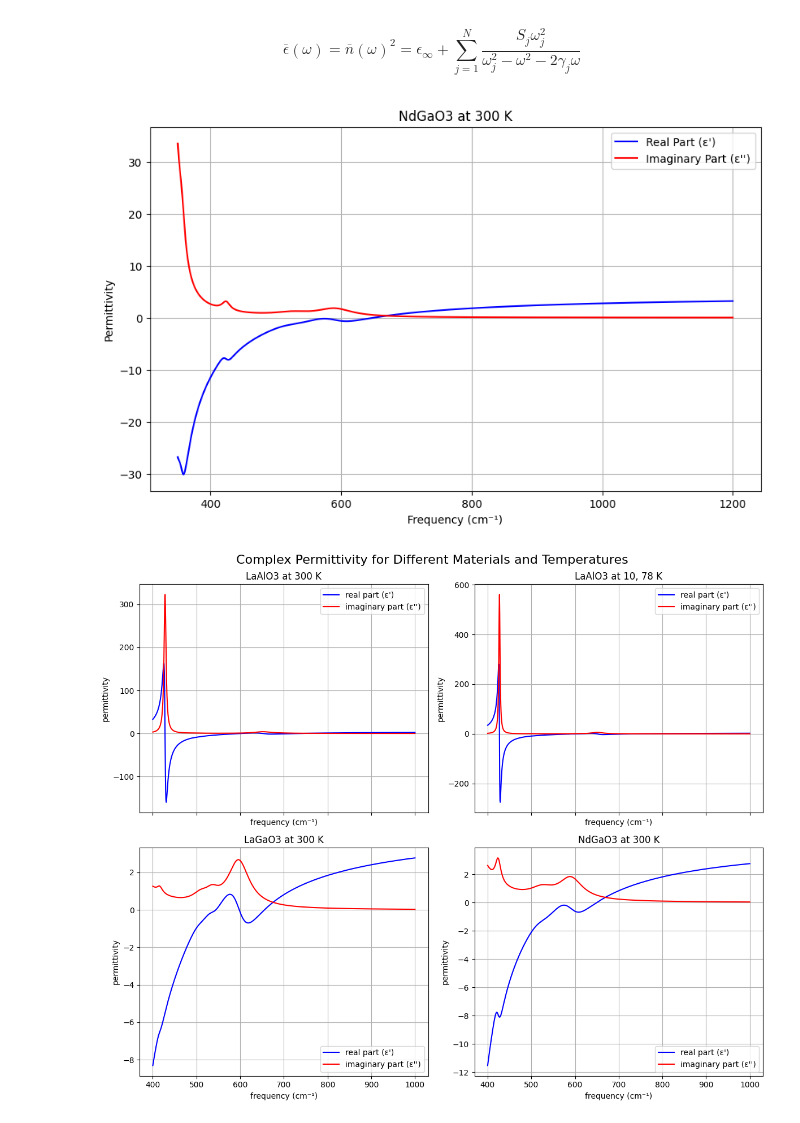
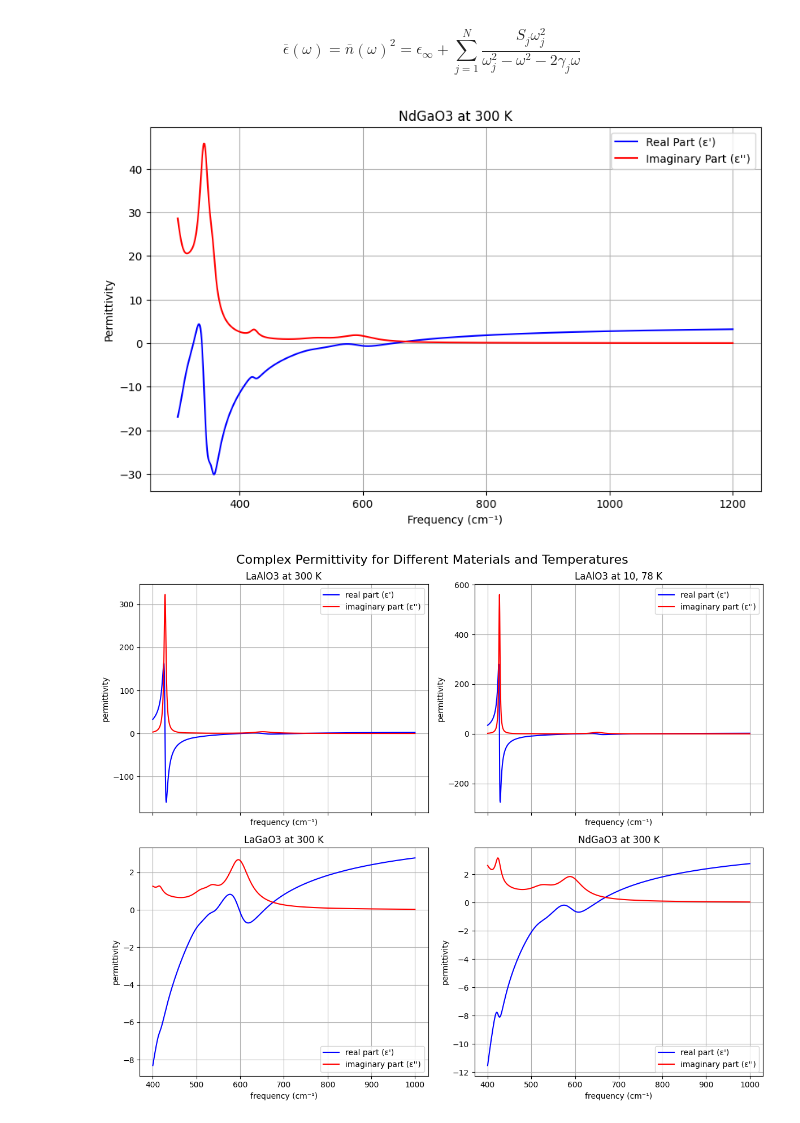
Before and after one commit to leoluga/nano-optics-ml, a Jupyter notebook: notebooks/initial_testing/zhang1994_epsilon.ipynb, the cells around one changed output. Saved outputs shown, nothing was run; the diff lists cells and outputs as text; code cells hidden in the pictures.

```diff
--- a/notebooks/zhang1994_epsilon.ipynb
+++ b/notebooks/initial_testing/zhang1994_epsilon.ipynb
@@ -109,27 +109,27 @@ def complex_permittivity_zhang1994(omega_cm, material, temperature):
 # %%
 import matplotlib.pyplot as plt
 
 # Frequency range (adjust based on data)
-omega_cm = np.linspace(350, 1200, 1000)  # Example: 0-800 cm⁻¹
+omega_cm = np.linspace(300, 1200, 1000)  # Example: 0-800 cm⁻¹
 
 # Compute permittivity for LaAlO3 at 300 K
 material = 'NdGaO3'
 temperature = 300#'10, 78 K'#300
 epsilon = complex_permittivity_zhang1994(omega_cm, material, temperature)
 
 # Plot
 plt.figure(figsize=(10, 6))
 plt.plot(omega_cm, epsilon.real, 'b-', label='Real Part (ε\')')
 plt.plot(omega_cm, epsilon.imag, 'r-', label='Imaginary Part (ε\'\')')
 plt.title(f'{material} at {temperature} K')
 plt.xlabel('Frequency (cm⁻¹)')
 plt.ylabel('Permittivity')
 plt.grid(True)
 plt.legend()
 # plt.xlim(0, 800)
 plt.show()
 # %% [output]
-[figure, old version]
+[figure, new version]
 # %%
 import numpy as np
 import matplotlib.pyplot as plt
```
Also changed, not shown: parts of 3 cells of this notebook, 19 other files.
